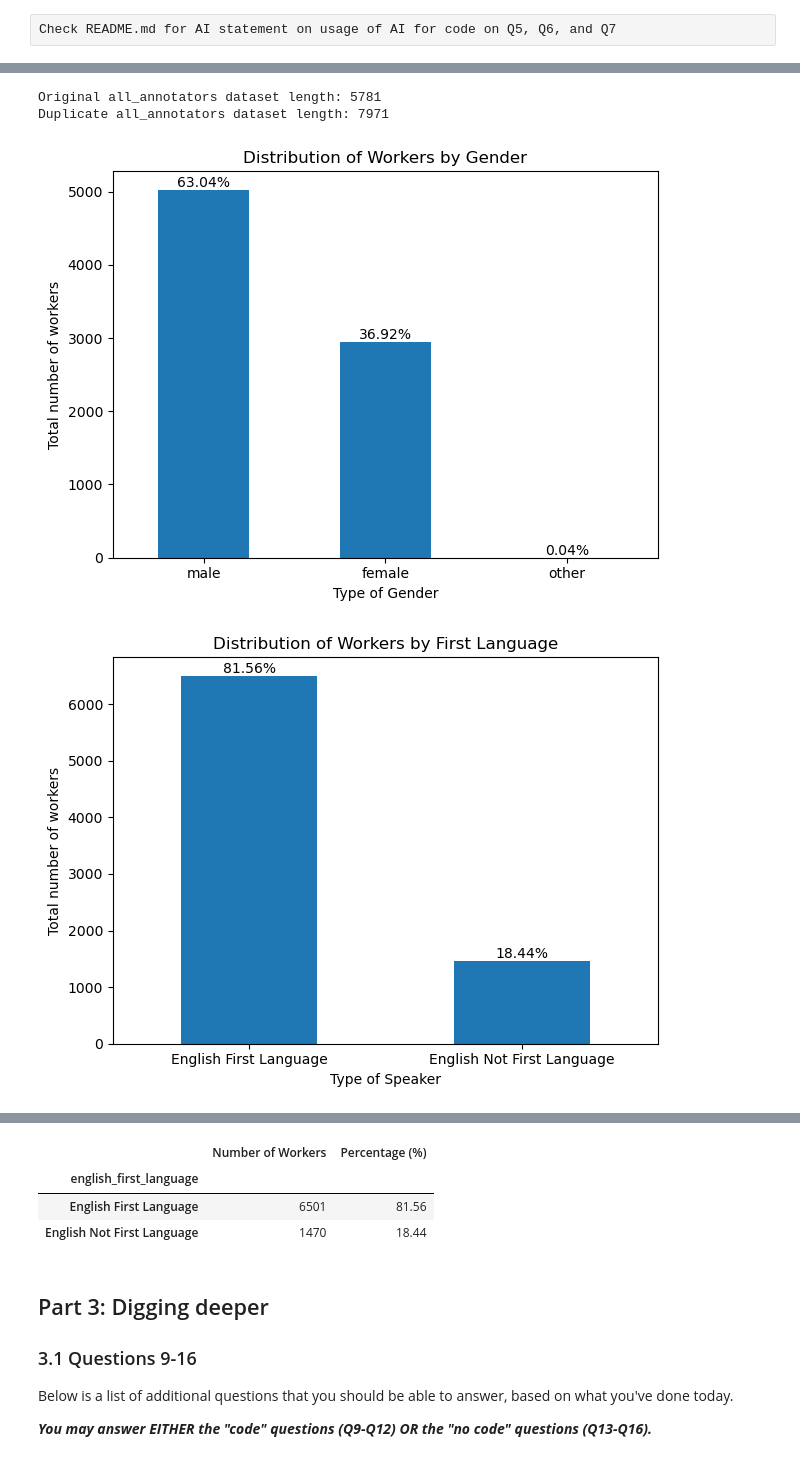
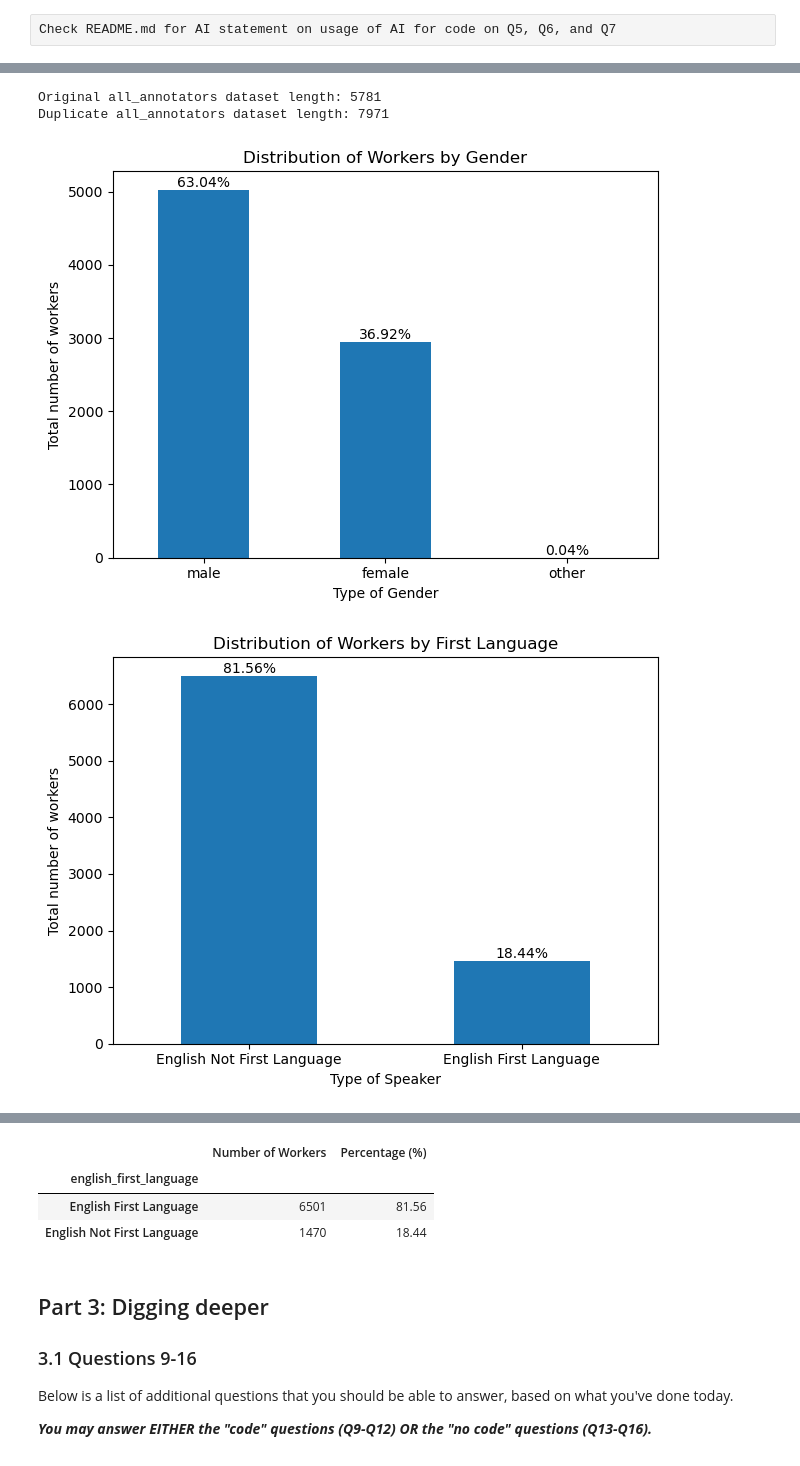
Before and after one commit to yureixas/hcde-410, a Jupyter notebook: A2/hcde410-a2.ipynb, the cells around one changed output, grey strips where cells are left out. Saved outputs shown, nothing was run; the diff lists cells and outputs as text; code cells hidden in the pictures.

```diff
--- a/A2/hcde410-a2.ipynb
+++ b/A2/hcde410-a2.ipynb
@@ -493,8 +493,8 @@ language_table = pd.DataFrame(data= language_data)
 
 
 language_table.index = language_table.index.map({
-    "0": "English First Language",
-    "1": "English Not First Language"
+    "0": "English Not First Language",
+    "1": "English First Language"
 })
 
 # Create bar chart
@@ -735,8 +735,8 @@ language_table = pd.DataFrame(data= language_data)
 
 
 language_table.index = language_table.index.map({
-    "0": "English First Language",
-    "1": "English Not First Language"
+    "0": "English Not First Language",
+    "1": "English First Language"
 })
 
 # Create bar chart
@@ -875,7 +876,7 @@ display(language_table)
 Original all_annotators dataset length: 5781
 Duplicate all_annotators dataset length: 7971
 [figure]
-[figure, old version]
+[figure, new version]
 [figure]
 [figure]
 |  | Number of Workers | Percentage (%) |
```
Also changed, not shown: parts of 8 cells of this notebook, 2 other files.
